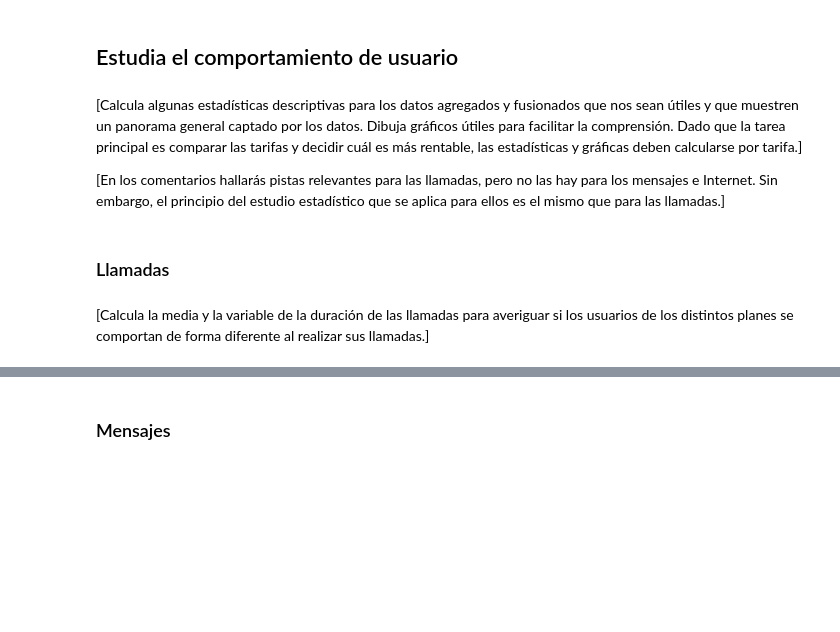
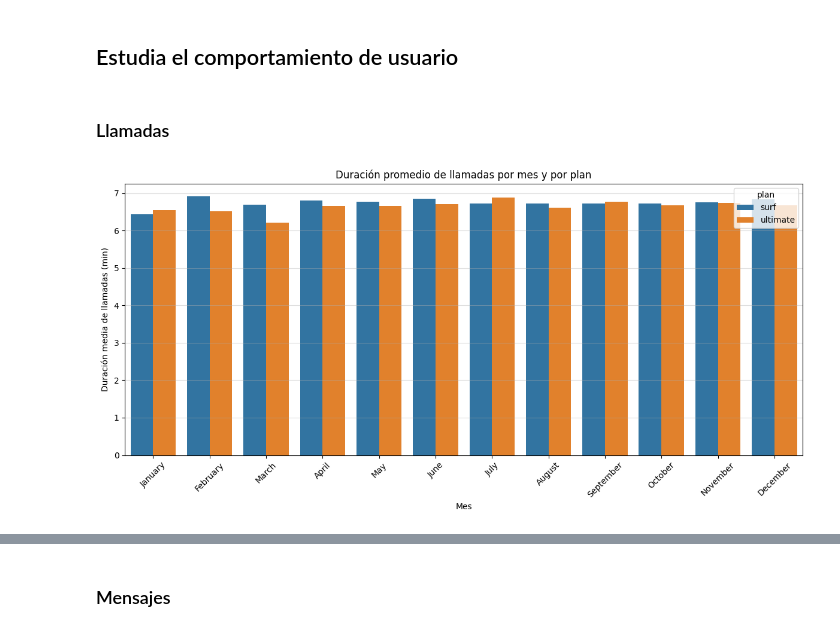
Before and after one commit to javierzmartin/Entorno_VS_JupyterLab, a Jupyter notebook: Tripleten_DS_bootcamp_Javier/Proyectos/Sprint5_Javier_Martinez_ESP.ipynb, the cells around one changed output, grey strips where cells are left out. Saved outputs shown, nothing was run; the diff lists cells and outputs as text; code cells hidden in the pictures; blank space fills up the shorter version.

Commit message:
Se añade el sprint5 corregido

```diff
--- a/Tripleten_DS_bootcamp_Javier/Proyectos/Sprint5_Javier_Martinez_ESP.ipynb
+++ b/Tripleten_DS_bootcamp_Javier/Proyectos/Sprint5_Javier_Martinez_ESP.ipynb
@@ -29,11 +91,11 @@ import seaborn as sns
 Cargo a variable cada archivo `.csv` con la herramienta `.read_csv`.
 # %%
 # Cargo los data sets con read_csv cada data set
-users = pd.read_csv('C:/Users/becem/Desktop/Entorno_VS_Jupiterlab/Datasets/Datasets_DSA_Sprint5/megaline_users.csv')
-calls = pd.read_csv('C:/Users/becem/Desktop/Entorno_VS_Jupiterlab/Datasets/Datasets_DSA_Sprint5/megaline_calls.csv')
-messages = pd.read_csv('C:/Users/becem/Desktop/Entorno_VS_Jupiterlab/Datasets/Datasets_DSA_Sprint5/megaline_messages.csv')
-internet = pd.read_csv('C:/Users/becem/Desktop/Entorno_VS_Jupiterlab/Datasets/Datasets_DSA_Sprint5/megaline_internet.csv')
-plans = pd.read_csv('C:/Users/becem/Desktop/Entorno_VS_Jupiterlab/Datasets/Datasets_DSA_Sprint5/megaline_plans.csv')
+users = pd.read_csv('/datasets/megaline_users.csv')
+calls = pd.read_csv('/datasets/megaline_calls.csv')
+messages = pd.read_csv('/datasets/megaline_messages.csv')
+internet = pd.read_csv('/datasets/megaline_internet.csv')
+plans = pd.read_csv('/datasets/megaline_plans.csv')
 # %% [markdown]
 ## Preparar los datos
 # %% [markdown]
@@ -620,9 +822,5 @@ plt.show()
 La mayoría de usuarios ajusta el consumo a su plan (surf `$20`) (ultimate `$70`)
 # %% [markdown]
 ## Estudia el comportamiento de usuario
-# %% [markdown]
-[Calcula algunas estadísticas descriptivas para los datos agregados y fusionados que nos sean útiles y que muestren un panorama general captado por los datos. Dibuja gráficos útiles para facilitar la comprensión. Dado que la tarea principal es comparar las tarifas y decidir cuál es más rentable, las estadísticas y gráficas deben calcularse por tarifa.]
-
-[En los comentarios hallarás pistas relevantes para las llamadas, pero no las hay para los mensajes e Internet. Sin embargo, el principio del estudio estadístico que se aplica para ellos es el mismo que para las llamadas.]
 # %% [markdown]
 ### Llamadas
@@ -633,2 +826,0 @@ La mayoría de usuarios ajusta el consumo a su plan (surf `$20`) (ultimate `$70`
-# %% [markdown]
-[Calcula la media y la variable de la duración de las llamadas para averiguar si los usuarios de los distintos planes se comportan de forma diferente al realizar sus llamadas.]
@@ -636,0 +827,35 @@ La mayoría de usuarios ajusta el consumo a su plan (surf `$20`) (ultimate `$70`
+# %%
+# Compara la duración promedio de llamadas por cada plan y por cada mes. Traza un gráfico de barras para visualizarla.
+
+calls_users = calls.merge(users[['user_id', 'plan']], on='user_id', how='left')
+
+calls_users['month'] = calls_users['call_date'].dt.month_name()
+
+mean_calls = (
+    calls_users
+    .groupby(['month', 'plan'])['duration']
+    .mean()
+    .reset_index()
+)
+
+orden_meses = ['January','February','March','April','May','June',
+               'July','August','September','October','November','December']
+
+plt.figure(figsize=(12,6))
+
+sns.barplot(
+    data=mean_calls,
+    x='month',
+    y='duration',
+    hue='plan',
+    order=orden_meses
+)
+plt.grid(axis='y', alpha = 0.4)
+plt.xticks(rotation=45)
+plt.ylabel('Duración media de llamadas (min)')
+plt.xlabel('Mes')
+plt.title('Duración promedio de llamadas por mes y por plan')
+plt.tight_layout()
+plt.show()
+# %% [output]
+[figure, added]
```
Also changed, not shown: parts of 129 cells of this notebook.
